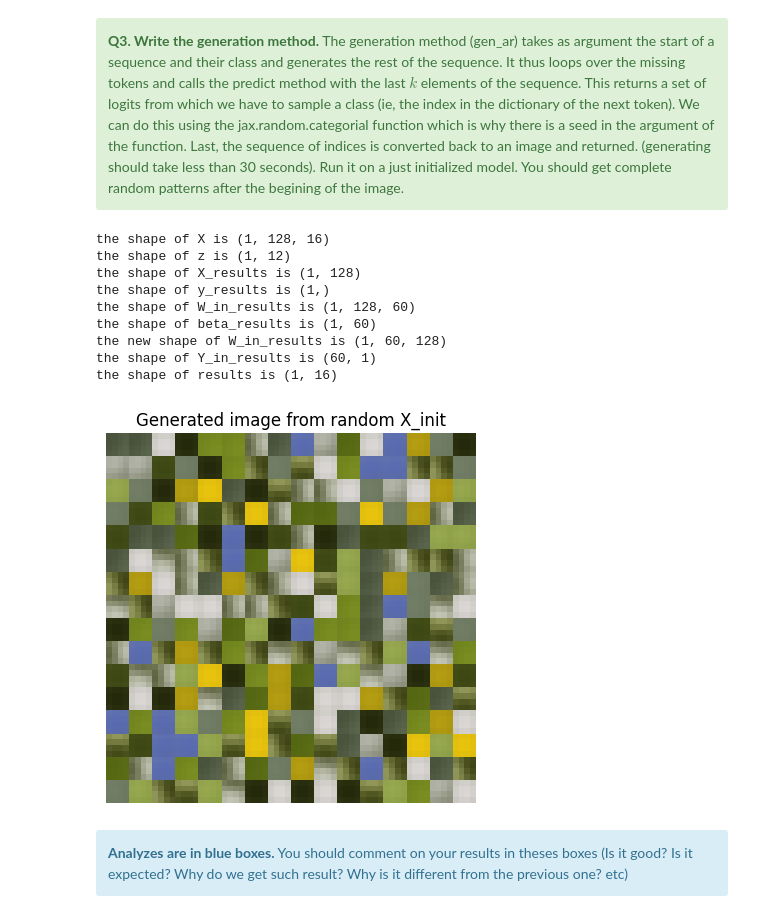
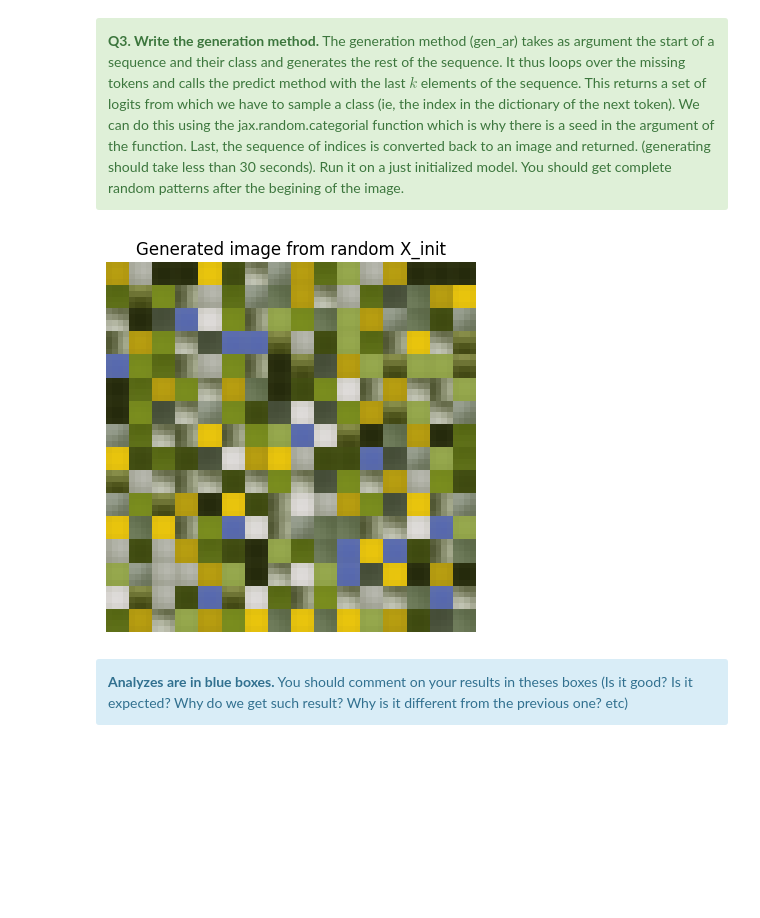
Before and after one commit to AdambHatim/TP4_ML, a Jupyter notebook: TP_AR_prediction.ipynb, the cells around one changed output. Saved outputs shown, nothing was run; the diff lists cells and outputs as text; code cells hidden in the pictures; blank space fills up the shorter version.

```diff
--- a/TP_AR_prediction.ipynb
+++ b/TP_AR_prediction.ipynb
@@ -400,35 +280,26 @@ Wall time: 160 μs
 The generation method (gen_ar) takes as argument the start of a sequence and their class and generates the rest of the sequence. It thus loops over the missing tokens and calls the predict method with the last $k$ elements of the sequence. This returns a set of logits from which we have to sample a class (ie, the index in the dictionary of the next token). We can do this using the jax.random.categorial function which is why there is a seed in the argument of the function. Last, the sequence of indices is converted back to an image and returned. (generating should take less than 30 seconds). Run it on a just initialized model. You should get complete random patterns after the begining of the image.
 </div>
 # %%
-# Create the model
+# ---- model --------------------------------------------------------------
 dim = 60
 model = ARPredictor(k=k, dim=dim, n_clusters=n_clusters)
 
-# Randomly generate initial tokens (shape: (k,))
-X_init = np.random.randint(0, n_clusters, size=(k,))
+# ---- seed sequence + label ---------------------------------------------
+X_init = np.random.randint(0, n_clusters, size=(1, k))   # (1, k)  ← extra axis
+z_int  = np.random.randint(0, 12, size=(1,))             # (1,)    ← extra axis
+z_one  = jax.nn.one_hot(z_int, 12)                       # (1, 12)
 
-# Random class label (integer in [0, 11])
-z = np.random.randint(0, 12)
-# Generate image using the untrained model
-generated_image = model.gen_ar(X_init, z, kmeans)  # shape: (1, 64, 64, 3)
+# ---- generate -----------------------------------------------------------
+img = model.gen_ar(X_init, z_one, kmeans)   # (1, 64, 64, 3)
+img = (img + 1) / 2                         # [-1,1] → [0,1]
 
-generated_image = (generated_image+1)/2
-# Show the result
-plt.imshow(np.clip(np.array(generated_image[0]), 0, 1))
+# ---- visualise ----------------------------------------------------------
+plt.imshow(np.clip(np.array(img[0]), 0, 1))
 plt.axis('off')
 plt.title("Generated image from random X_init")
 plt.show()
 # %% [output]
-the shape of X is (1, 128, 16)
-the shape of z is (1, 12)
-the shape of X_results is (1, 128)
-the shape of y_results is (1,)
-the shape of W_in_results is (1, 128, 60)
-the shape of beta_results is (1, 60)
-the new shape of W_in_results is (1, 60, 128)
-the shape of Y_in_results is (60, 1)
-the shape of results is (1, 16)
-[figure, old version]
+[figure, new version]
 # %% [markdown]
 <div class="alert alert-info" role="alert"><b>Analyzes are in blue boxes.</b> You should comment on your results in theses boxes (Is it good? Is it expected? Why do we get such result? Why is it different from the previous one? etc)
 </div>
```
Also changed, not shown: parts of 17 cells of this notebook.
